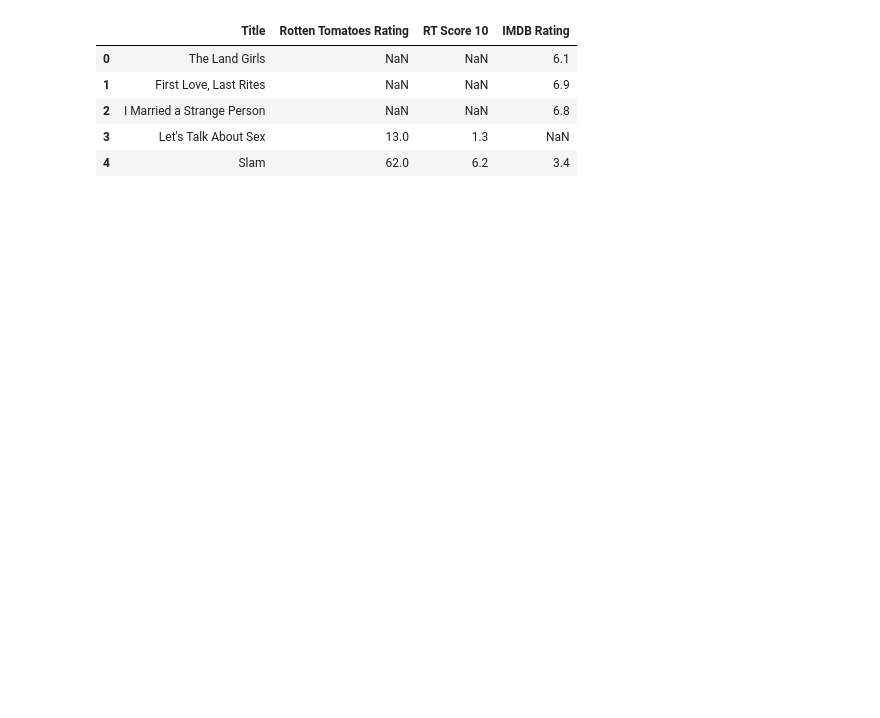
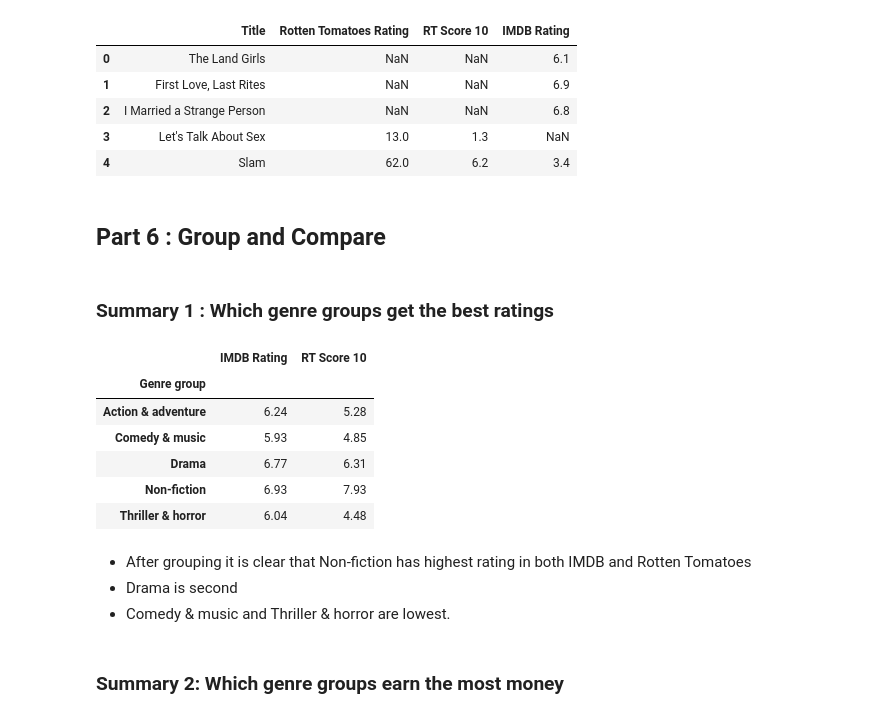
Before and after one commit to Krithika-15/Lexicon, a Jupyter notebook: Data Analysis and visualisation/Project/movies_project.ipynb, the cells around one changed output. Saved outputs shown, nothing was run; the diff lists cells and outputs as text; code cells hidden in the pictures; blank space fills up the shorter version.

Commit message:
Movies project: Part 6 group summaries

```diff
--- a/Data Analysis and visualisation/Project/movies_project.ipynb
+++ b/Data Analysis and visualisation/Project/movies_project.ipynb
@@ -369,3 +369,23 @@ movies_merged[["Title", "Rotten Tomatoes Rating", "RT Score 10", "IMDB Rating"]]
 | 2 | I Married a Strange Person | NaN | NaN | 6.8 |
 | 3 | Let's Talk About Sex | 13.0 | 1.3 | NaN |
 | 4 | Slam | 62.0 | 6.2 | 3.4 |
+# %% [markdown]
+## Part 6 : Group and Compare
+# %% [markdown]
+### Summary 1 : Which genre groups get the best ratings
+# %%
+movies_merged.groupby("Genre group")[["IMDB Rating", "RT Score 10"]].mean().round(2)
+# %% [output]
+|  | IMDB Rating | RT Score 10 |
+| Genre group |  |  |
+| Action & adventure | 6.24 | 5.28 |
+| Comedy & music | 5.93 | 4.85 |
+| Drama | 6.77 | 6.31 |
+| Non-fiction | 6.93 | 7.93 |
+| Thriller & horror | 6.04 | 4.48 |
+# %% [markdown]
+- After grouping it is clear that Non-fiction has highest rating in both IMDB and Rotten Tomatoes
+- Drama is second
+- Comedy & music and Thriller & horror are lowest.
+# %% [markdown]
+### Summary 2: Which genre groups earn the most money
```
Also changed, not shown: parts of 6 cells of this notebook.
